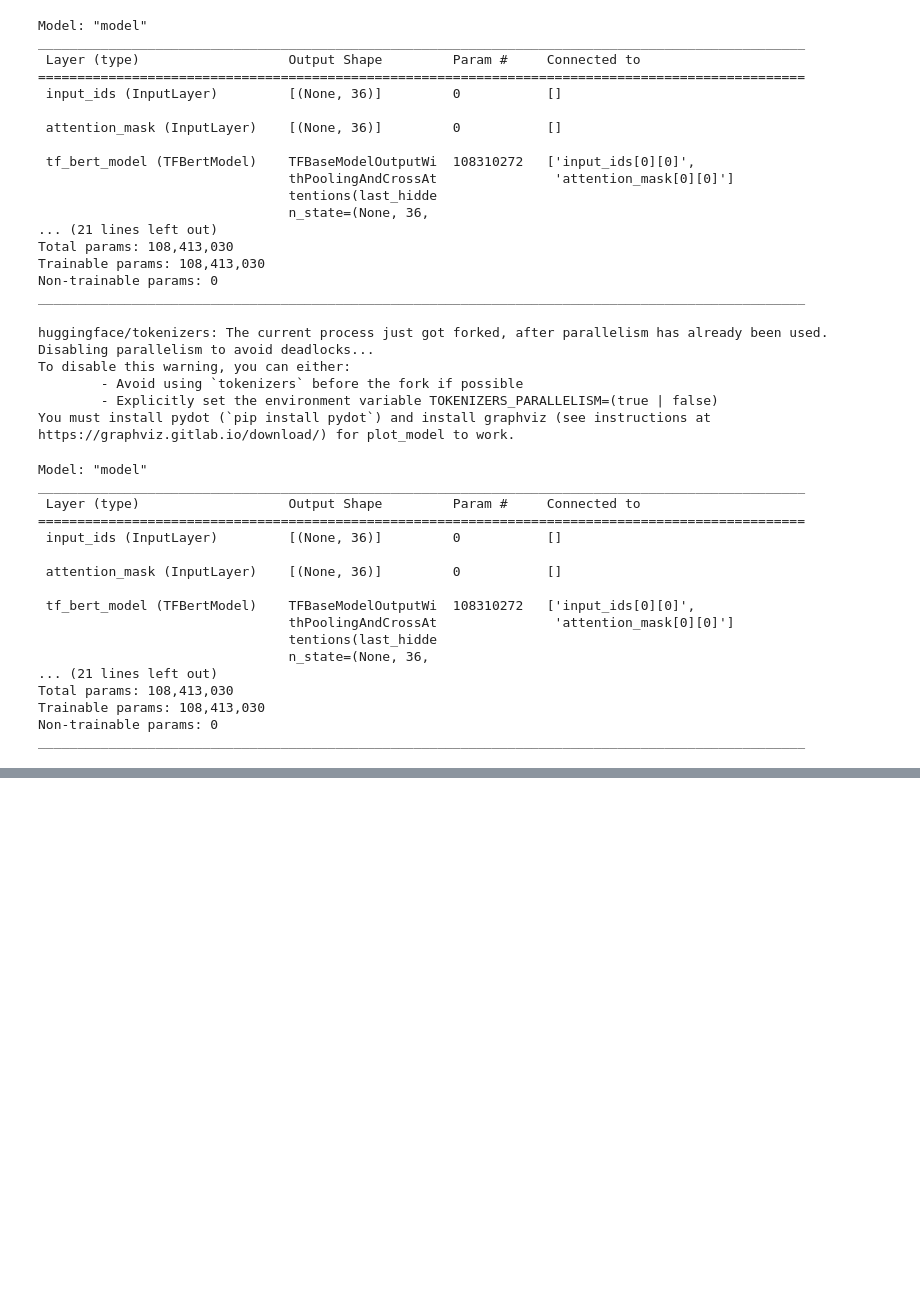
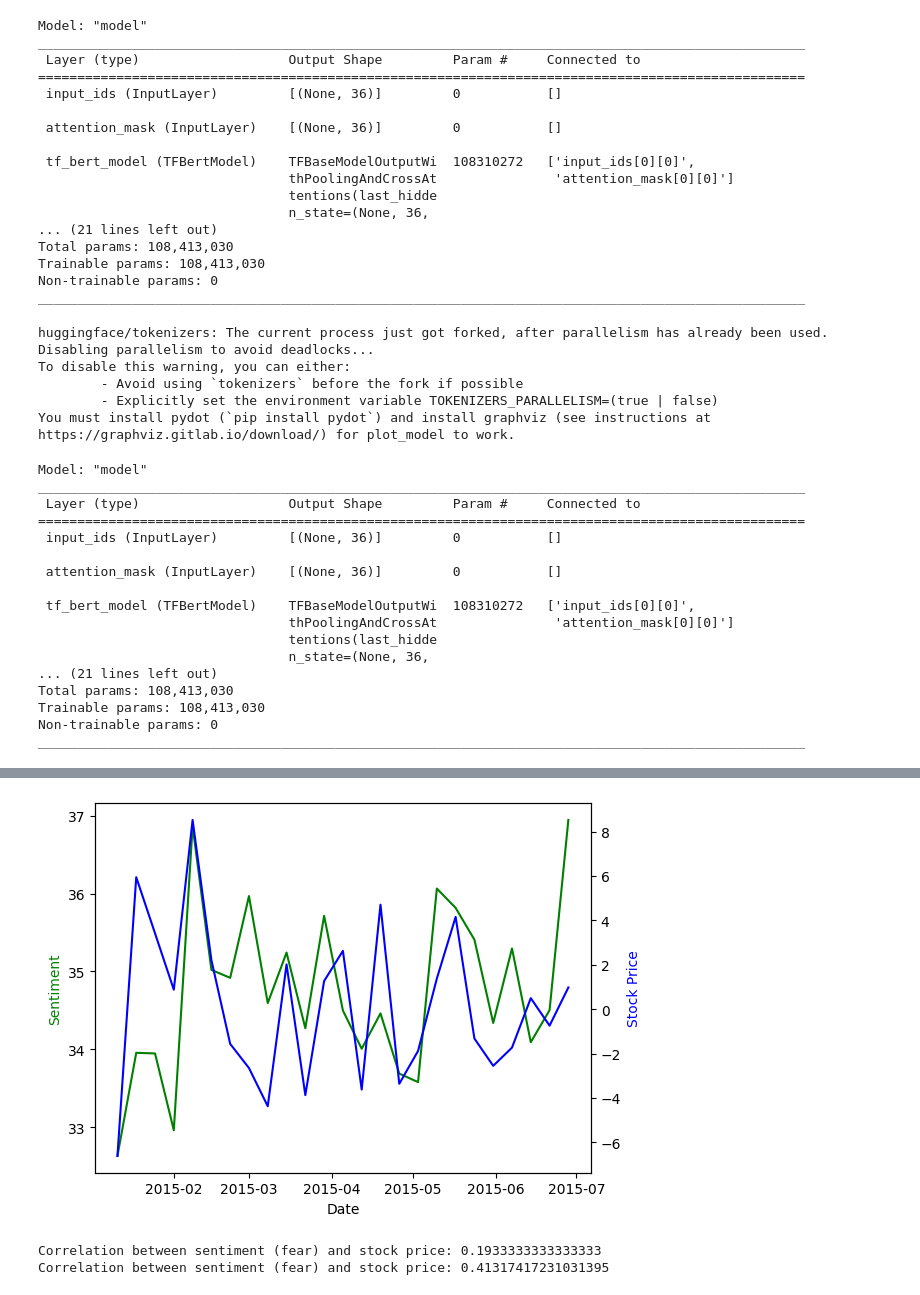
Before and after one commit to davidtanline/ml-research, a Jupyter notebook: Sentiment.ipynb, the cells around one changed output, grey strips where cells are left out. Drawn from its saved outputs; the diff is of its cells as text; code cells hidden in the pictures; blank space fills up the shorter version.

```diff
--- a/Sentiment.ipynb
+++ b/Sentiment.ipynb
@@ -454,0 +743,22 @@ Stock Price:  2.66
+# %%
+# apple fear sentiment plot
+import matplotlib.pyplot as plt
+fig, ax1 = plt.subplots()
+
+ax2 = ax1.twinx()
+ax1.plot(merge_apple['day_date'], merge_apple['fear'], 'g-')
+ax2.plot(merge_apple['day_date'], merge_apple['net_price'], 'b-')
+
+ax1.set_xlabel('Date')
+ax1.set_ylabel('Sentiment', color='g')
+ax2.set_ylabel('Stock Price', color='b')
+
+plt.show()
+
+# calculate the correlation between sentiment and stock price
+corr = merge_apple['fear'].corr(merge_apple['net_price'])
+print('Correlation between sentiment (fear) and stock price:', corr)
+# %% [output]
+[figure, added]
+Correlation between sentiment (fear) and stock price: 0.1933333333333333
+Correlation between sentiment (fear) and stock price: 0.41317417231031395
```
Also changed, not shown: parts of 53 cells of this notebook, 2 other files.
